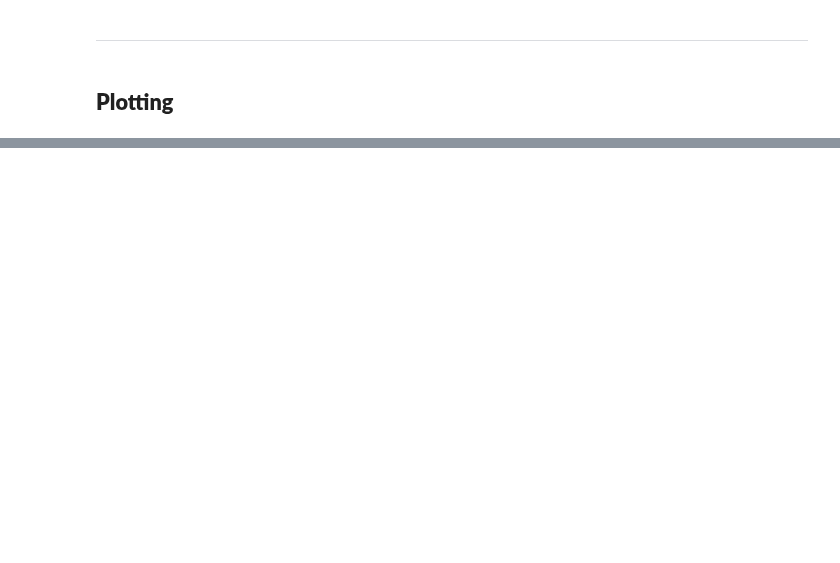
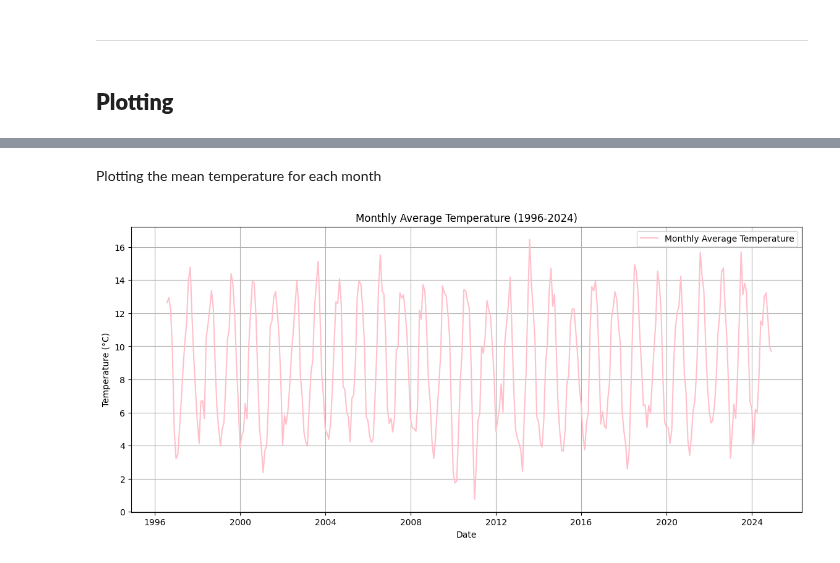
Before and after one commit to briannemcgrath/PFDA, a Jupyter notebook: assignments/assignment06-weather.ipynb, the cells around one changed output, grey strips where cells are left out. Saved outputs shown, nothing was run; the diff lists cells and outputs as text; code cells hidden in the pictures; blank space fills up the shorter version.

```diff
--- a/assignments/assignment06-weather.ipynb
+++ b/assignments/assignment06-weather.ipynb
@@ -120,0 +123,16 @@ plt.show()
+# %% [markdown]
+Plotting the mean temperature for each month
+# %%
+# resample data by month and plot mean
+monthly_avg_temp = df_filtered.resample('M', on='date')['temp'].mean()
+
+plt.figure(figsize=(14,6))
+plt.plot(monthly_avg_temp.index, monthly_avg_temp, label='Monthly Average Temperature', color='pink', alpha=1)
+plt.title('Monthly Average Temperature (1996-2024)')
+plt.xlabel('Date')
+plt.ylabel('Temperature (°C)')
+plt.legend()
+plt.grid(True)
+plt.show()
+# %% [output]
+[figure, added]
```
Also changed, not shown: parts of 11 cells of this notebook.
